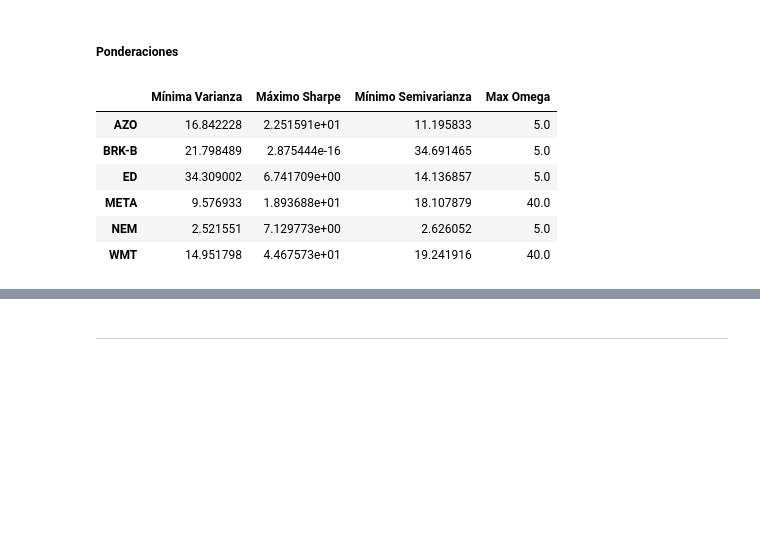
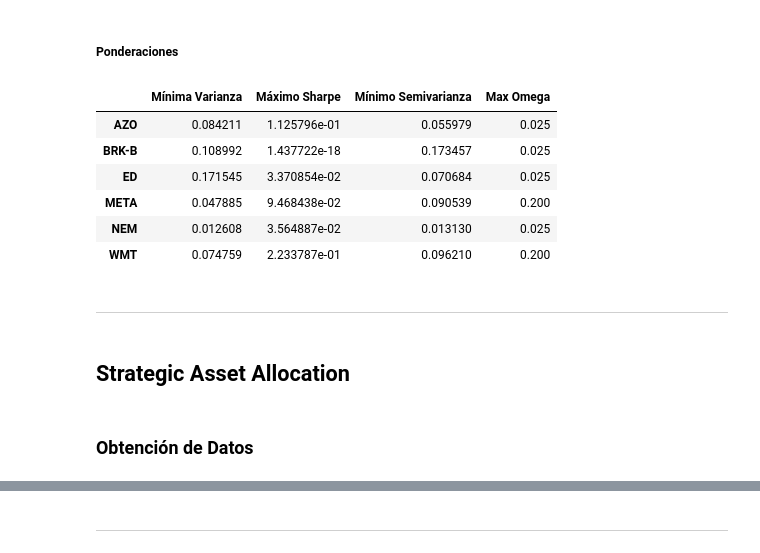
Before and after one commit to ppmelch/Portafolios-de-Inversi-n, a Jupyter notebook: Proyecto/Proyecto[1]_(1) (1)[1].ipynb, the cells around one changed output, grey strips where cells are left out. Saved outputs shown, nothing was run; the diff lists cells and outputs as text; code cells hidden in the pictures; blank space fills up the shorter version.

```diff
--- a/Proyecto/Proyecto[1]_(1) (1)[1].ipynb
+++ b/Proyecto/Proyecto[1]_(1) (1)[1].ipynb
@@ -456,7 +458,7 @@ optimize_port = OptimizePortfolioWeights(returns=ret, risk_free=0.0445)
 # %% [markdown]
 #### Optimización Minima Varianza
 # %%
-w_minvar = optimize_port.opt_min_var()
+w_minvar = optimize_port.opt_min_var()*0.5
 dict_minvar = dict(zip(ret.columns, w_minvar))
 dict_minvar
 # %% [output]
@@ -485,7 +487,7 @@ plt.show()
 # %% [markdown]
 #### Optimización Máximo de Sharpe
 # %%
-w_maxsharpe = optimize_port.opt_max_sharpe()
+w_maxsharpe = optimize_port.opt_max_sharpe()*0.5
 dict_maxsharpe = dict(zip(ret.columns, w_maxsharpe))
 dict_maxsharpe
 # %% [output]
@@ -514,7 +516,7 @@ plt.show()
 # %% [markdown]
 #### Optimización Semi Varianza Target
 # %%
-w_semivar = optimize_port.opt_min_semivar(rets_benchmark)
+w_semivar = optimize_port.opt_min_semivar(rets_benchmark)*0.5
 dict_semivar = dict(zip(ret.columns, w_semivar))
 dict_semivar
 # %% [output]
@@ -572,18 +574,24 @@ plt.show()
 # %% [markdown]
 ##### Ponderaciones
 # %%
-DataFrame = pd.DataFrame({
+DataFrame_tactical = pd.DataFrame({
     'Mínima Varianza': dict_minvar,
     'Máximo Sharpe': dict_maxsharpe,
     'Mínimo Semivarianza': dict_semivar,
     'Max Omega': dict_omega
 })
-DataFrame*100
+DataFrame_tactical
 # %% [output]
 |  | Mínima Varianza | Máximo Sharpe | Mínimo Semivarianza | Max Omega |
-| AZO | 16.842228 | 2.251591e+01 | 11.195833 | 5.0 |
-| BRK-B | 21.798489 | 2.875444e-16 | 34.691465 | 5.0 |
-| ED | 34.309002 | 6.741709e+00 | 14.136857 | 5.0 |
-| META | 9.576933 | 1.893688e+01 | 18.107879 | 40.0 |
-| NEM | 2.521551 | 7.129773e+00 | 2.626052 | 5.0 |
-| WMT | 14.951798 | 4.467573e+01 | 19.241916 | 40.0 |
+| AZO | 0.084211 | 1.125796e-01 | 0.055979 | 0.025 |
+| BRK-B | 0.108992 | 1.437722e-18 | 0.173457 | 0.025 |
+| ED | 0.171545 | 3.370854e-02 | 0.070684 | 0.025 |
+| META | 0.047885 | 9.468438e-02 | 0.090539 | 0.200 |
+| NEM | 0.012608 | 3.564887e-02 | 0.013130 | 0.025 |
+| WMT | 0.074759 | 2.233787e-01 | 0.096210 | 0.200 |
+# %% [markdown]
+---
+# %% [markdown]
+## Strategic Asset Allocation
+# %% [markdown]
+ ### Obtención de Datos
```
Also changed, not shown: parts of 25 cells of this notebook.
